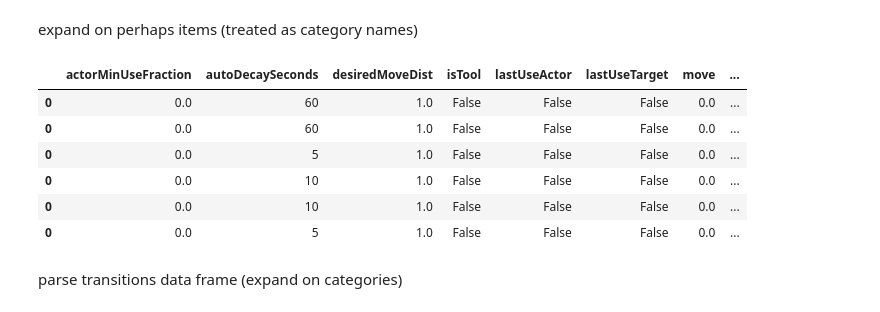
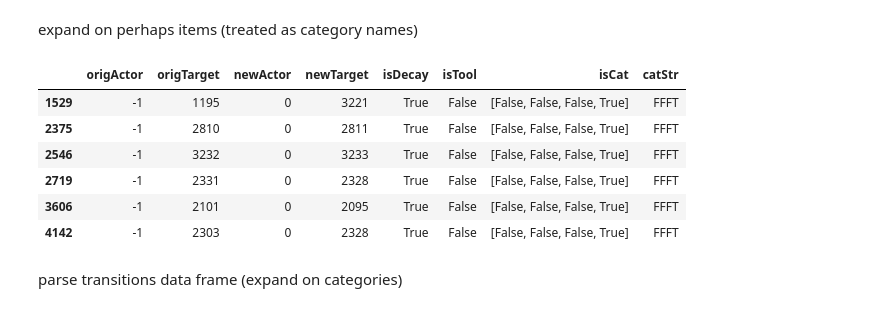
Before and after one commit to nataliavelez/OneHourOneLife, a Jupyter notebook: 3_technology/3_3_build_tech_tree.ipynb, the cells around one changed output. Cells and saved outputs as stored; diff of their text form; code cells hidden in the pictures.

```diff
--- a/3_technology/3_3_build_tech_tree.ipynb
+++ b/3_technology/3_3_build_tech_tree.ipynb
@@ -145,12 +148,11 @@ perhaps_list
 #update: if parent is not a @category name, add parent name to child list
 cat_dict = {}
 for i in cat_arr:
-    children = cat.is_cat(i)
+    children = cat.get_children(i)
     if (i in cat_names):
         cat_dict[i] = children
     else:
         cat_dict[i] = list(np.append(i, children))
 
-
 len(cat_dict)
 # %% [output]
@@ -159,0 +162,6 @@ determine natural objects
+# %%
+def is_cat(name):
+    if name in cat_dict:
+        return True
+    else:
+        return False
@@ -188,14 +198,15 @@ for o in nat_obj:
 # %%
 trans_keys = ['origActor', 'newActor', 'origTarget', 'newTarget']
 trans_list = []
-for f in trans_files:
+for f in notebook.tqdm(trans_files):
     trans_dict = trans.read_transition(f)
     trans_objs = [trans_dict[k] for k in trans_keys]
 
     # Are any of these categories?
-    trans_cats = [cat(o) for o in trans_objs]
-    trans_cat_str = ''.join(re.findall('[A-Z]', str(trans_cats)))
-    trans_dict['isCat'] = trans_cat_str
+    trans_cats = [is_cat(o) for o in trans_objs]
+    #trans_cat_str = ''.join(re.findall('[A-Z]', str(trans_cats)))
+    #trans_dict['isCat'] = trans_cat_str
+    trans_dict['isCat'] = trans_cats
 
     trans_list.append(trans_dict)
 # %% [markdown]
@@ -204,6 +215,7 @@ Assemble into dataframe:
 trans_df = pd.DataFrame(trans_list)
 trans_df['isDecay'] = trans_df['autoDecaySeconds'] > 0
 trans_df = trans_df[['origActor', 'origTarget', 'newActor', 'newTarget', 'isDecay', 'isTool', 'isCat']]
+trans_df['catStr'] = trans_df['isCat'].apply(lambda b: ''.join(re.findall('[A-Z]', str(b))))
 
 trans_df.head()
 # %% [output]
@@ -316,14 +338,14 @@ len(tech_tree_newdf)
 # %% [markdown]
 expand on perhaps items (treated as category names)
 # %%
-tech_df.query('(newTarget in @perhaps_list) or (newActor in @perhaps_list)')
+trans_df.query('(newTarget in @perhaps_list) or (newActor in @perhaps_list)')
 # %% [output]
-|  | actorMinUseFraction | autoDecaySeconds | desiredMoveDist | isTool | lastUseActor | lastUseTarget | move | ... |
-| 0 | 0.0 | 60 | 1.0 | False | False | False | 0.0 | ... |
-| 0 | 0.0 | 60 | 1.0 | False | False | False | 0.0 | ... |
-| 0 | 0.0 | 5 | 1.0 | False | False | False | 0.0 | ... |
-| 0 | 0.0 | 10 | 1.0 | False | False | False | 0.0 | ... |
-| 0 | 0.0 | 10 | 1.0 | False | False | False | 0.0 | ... |
-| 0 | 0.0 | 5 | 1.0 | False | False | False | 0.0 | ... |
+|  | origActor | origTarget | newActor | newTarget | isDecay | isTool | isCat | catStr |
+| 1529 | -1 | 1195 | 0 | 3221 | True | False | [False, False, False, True] | FFFT |
+| 2375 | -1 | 2810 | 0 | 2811 | True | False | [False, False, False, True] | FFFT |
+| 2546 | -1 | 3232 | 0 | 3233 | True | False | [False, False, False, True] | FFFT |
+| 2719 | -1 | 2331 | 0 | 2328 | True | False | [False, False, False, True] | FFFT |
+| 3606 | -1 | 2101 | 0 | 2095 | True | False | [False, False, False, True] | FFFT |
+| 4142 | -1 | 2303 | 0 | 2328 | True | False | [False, False, False, True] | FFFT |
 # %% [markdown]
 parse transitions data frame (expand on categories)
```
Also changed, not shown: parts of 53 cells of this notebook, 14 other files.
